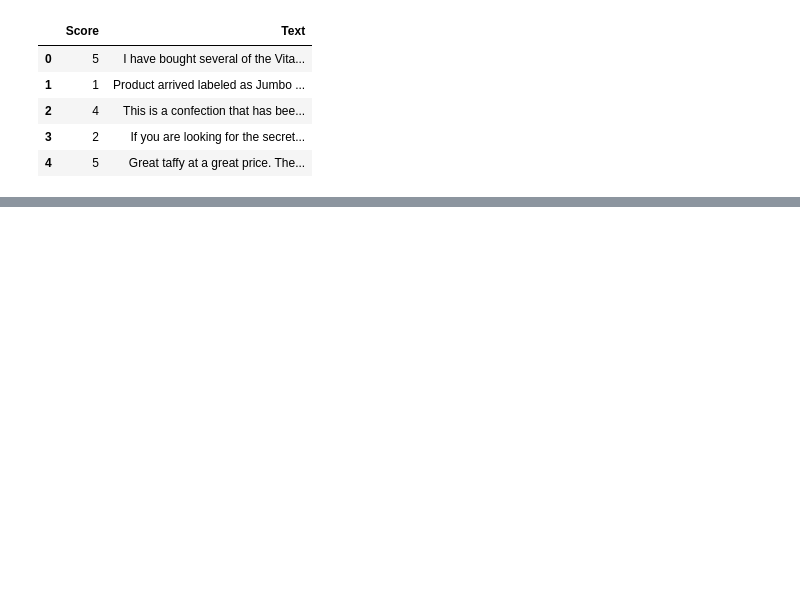
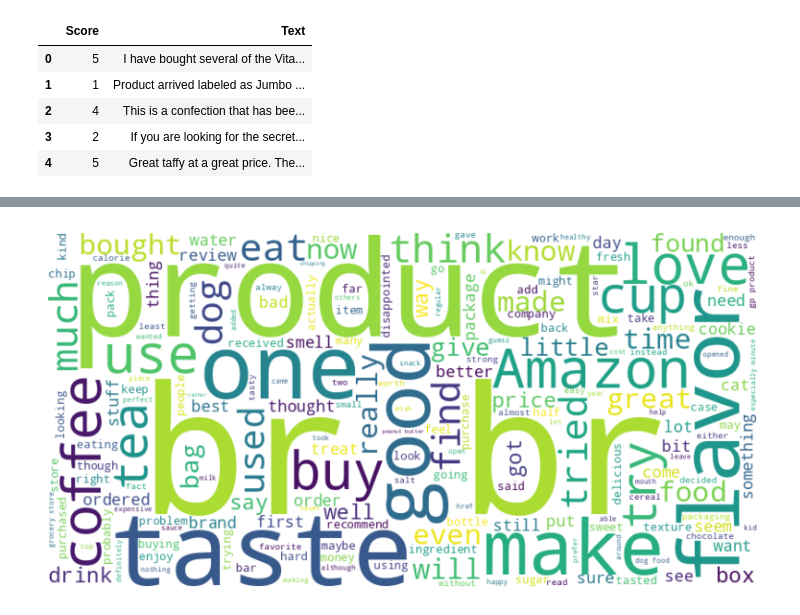
Before and after one commit to owenkutzscher/Data-Mining-Final-Project-NLP-RNN-Neural-Network, a Jupyter notebook: code/gettingToKnowTheData.ipynb, the cells around one changed output, grey strips where cells are left out. Cells and saved outputs as stored; diff of their text form; code cells hidden in the pictures; blank space fills up the shorter version.

```diff
--- a/code/gettingToKnowTheData.ipynb
+++ b/code/gettingToKnowTheData.ipynb
@@ -57,0 +64,30 @@ sns.countplot(data=df2, x="Score")
+# %%
+# Make all review scores have the same number of reviews
+
+
+# Determine minimum number of reviews for any score
+min_reviews = df_unbalanced['Score'].value_counts().min()
+
+def create_subset(data, fraction):
+    subset_data = data.sample(frac=fraction)
+    return subset_data
+
+# Split the data into five groups with an equal number of reviews in each group
+df_grouped = df_unbalanced.groupby('Score', group_keys=False).apply(lambda x: x.sample(min_reviews))
+
+# Apply the fraction parameter to each group
+# My computer occasionally freaks out when I make the fraction 1, so 0.9 will do for now...
+fraction_to_keep = 0.9
+# You adjust this fraction as needed, the data is decently uniform,
+# don't be affraid to make it small ex: 0.1
+df = df_grouped.groupby('Score').apply(lambda x: create_subset(x, fraction_to_keep)).reset_index(drop=True)
+# %%
+# Generate and display word cloud
+text_combined = ' '.join(df['Text'])
+wordcloud = WordCloud(width=800, height=400, background_color='white').generate(text_combined)
+plt.figure(figsize=(10, 5))
+plt.imshow(wordcloud, interpolation='bilinear')
+plt.axis('off')
+plt.show()
+# %% [output]
+[figure, added]
```
Also changed, not shown: parts of 10 cells of this notebook.
